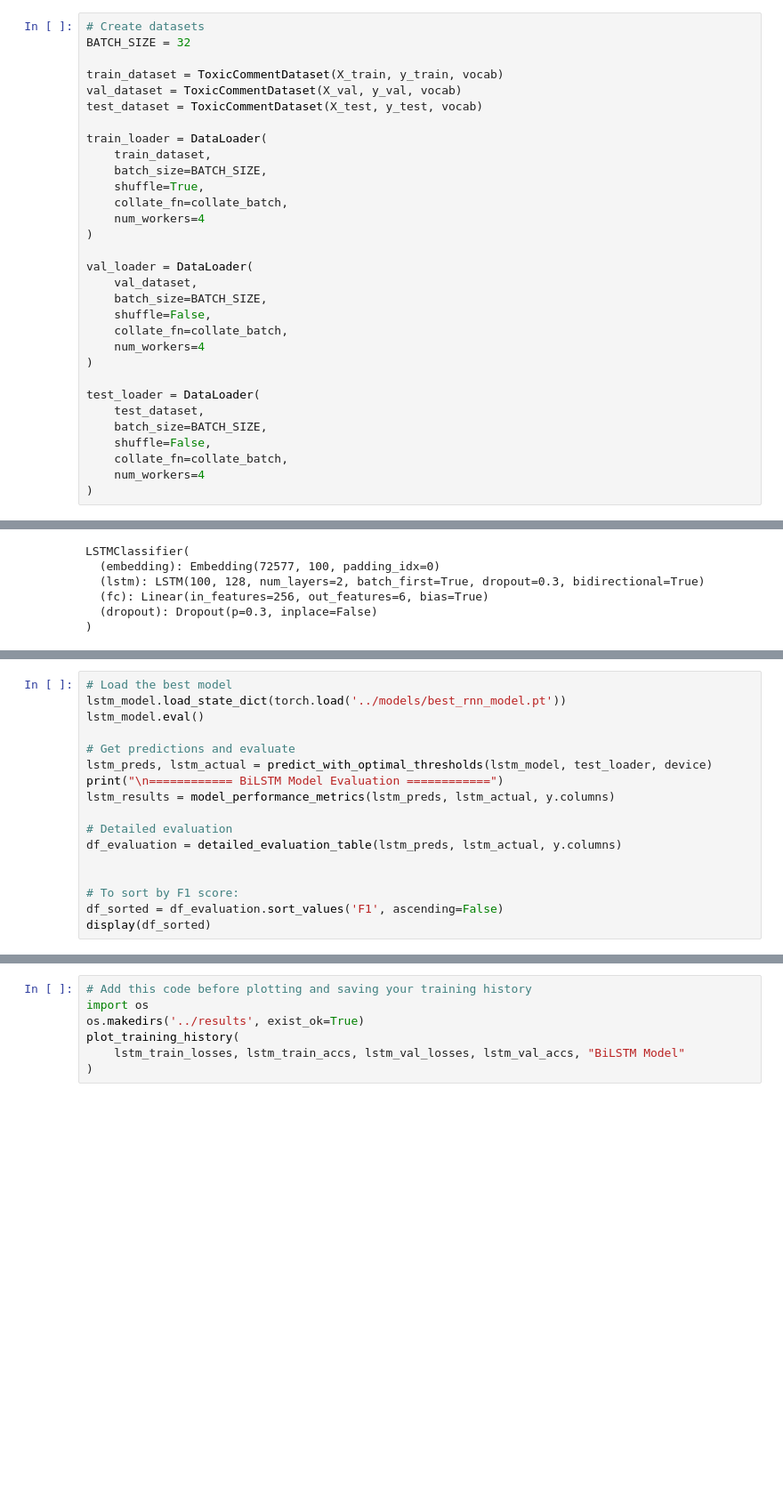
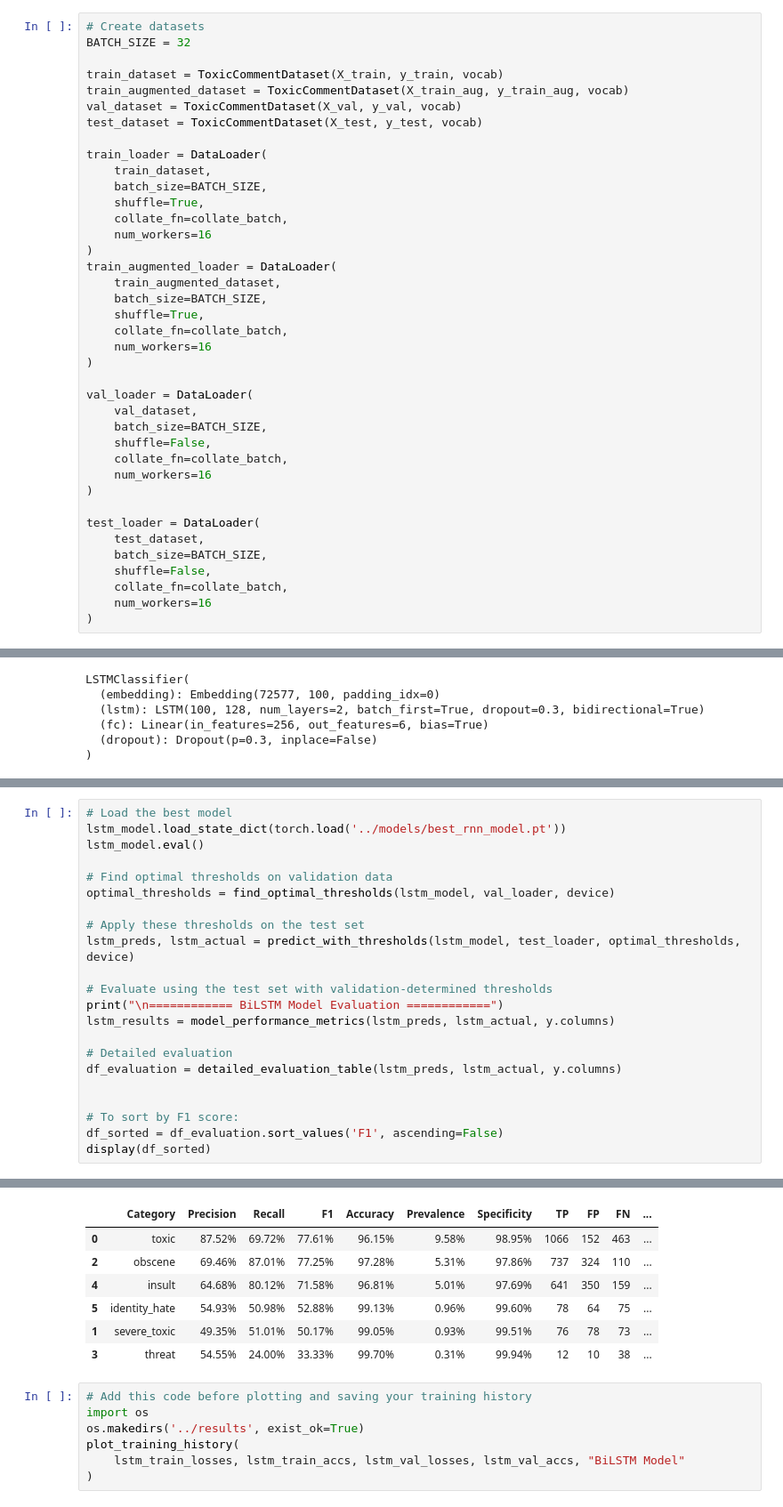
Before and after one commit to SuneshSundarasami/Multilabel-Toxicity-Detection-Using-Classical-RNN-and-Transformer-Architectures, a Jupyter notebook: Playground/RNN_models.ipynb, the cells around one changed output, grey strips where cells are left out. Shown at 89% size. Cells and saved outputs as stored; diff of their text form; blank space fills up the shorter version.

```diff
--- a/Playground/RNN_models.ipynb
+++ b/Playground/RNN_models.ipynb
@@ -166,6 +224,7 @@ def collate_batch(batch):
 BATCH_SIZE = 32
 
 train_dataset = ToxicCommentDataset(X_train, y_train, vocab)
+train_augmented_dataset = ToxicCommentDataset(X_train_aug, y_train_aug, vocab)
 val_dataset = ToxicCommentDataset(X_val, y_val, vocab)
 test_dataset = ToxicCommentDataset(X_test, y_test, vocab)
 
@@ -174,7 +233,14 @@ train_loader = DataLoader(
     batch_size=BATCH_SIZE,
     shuffle=True,
     collate_fn=collate_batch,
-    num_workers=4
+    num_workers=16
+)
+train_augmented_loader = DataLoader(
+    train_augmented_dataset,
+    batch_size=BATCH_SIZE,
+    shuffle=True,
+    collate_fn=collate_batch,
+    num_workers=16
 )
 
 val_loader = DataLoader(
@@ -182,7 +248,7 @@ val_loader = DataLoader(
     batch_size=BATCH_SIZE,
     shuffle=False,
     collate_fn=collate_batch,
-    num_workers=4
+    num_workers=16
 )
 
 test_loader = DataLoader(
@@ -190,7 +256,7 @@ test_loader = DataLoader(
     batch_size=BATCH_SIZE,
     shuffle=False,
     collate_fn=collate_batch,
-    num_workers=4
+    num_workers=16
 )
 # %% [markdown]
 ## 3. Build RNN Models
@@ -704,8 +780,13 @@ identity_hate: 0.0086
 lstm_model.load_state_dict(torch.load('../models/best_rnn_model.pt'))
 lstm_model.eval()
 
-# Get predictions and evaluate
-lstm_preds, lstm_actual = predict_with_optimal_thresholds(lstm_model, test_loader, device)
+# Find optimal thresholds on validation data
+optimal_thresholds = find_optimal_thresholds(lstm_model, val_loader, device)
+
+# Apply these thresholds on the test set
+lstm_preds, lstm_actual = predict_with_thresholds(lstm_model, test_loader, optimal_thresholds, device)
+
+# Evaluate using the test set with validation-determined thresholds
 print("\n============ BiLSTM Model Evaluation ============")
 lstm_results = model_performance_metrics(lstm_preds, lstm_actual, y.columns)
 
@@ -716,3 +797,4 @@ df_evaluation = detailed_evaluation_table(lstm_preds, lstm_actual, y.columns)
 # To sort by F1 score:
 df_sorted = df_evaluation.sort_values('F1', ascending=False)
 display(df_sorted)
+# %% [output]
@@ -719,3 +814,10 @@ display(df_sorted)
+|  | Category | Precision | Recall | F1 | Accuracy | Prevalence | Specificity | TP | FP | FN | ... |
+| 0 | toxic | 87.52% | 69.72% | 77.61% | 96.15% | 9.58% | 98.95% | 1066 | 152 | 463 | ... |
+| 2 | obscene | 69.46% | 87.01% | 77.25% | 97.28% | 5.31% | 97.86% | 737 | 324 | 110 | ... |
+| 4 | insult | 64.68% | 80.12% | 71.58% | 96.81% | 5.01% | 97.69% | 641 | 350 | 159 | ... |
+| 5 | identity_hate | 54.93% | 50.98% | 52.88% | 99.13% | 0.96% | 99.60% | 78 | 64 | 75 | ... |
+| 1 | severe_toxic | 49.35% | 51.01% | 50.17% | 99.05% | 0.93% | 99.51% | 76 | 78 | 73 | ... |
+| 3 | threat | 54.55% | 24.00% | 33.33% | 99.70% | 0.31% | 99.94% | 12 | 10 | 38 | ... |
 # %%
 # Add this code before plotting and saving your training history
 import os
```
Also changed, not shown: parts of 8 cells of this notebook.
